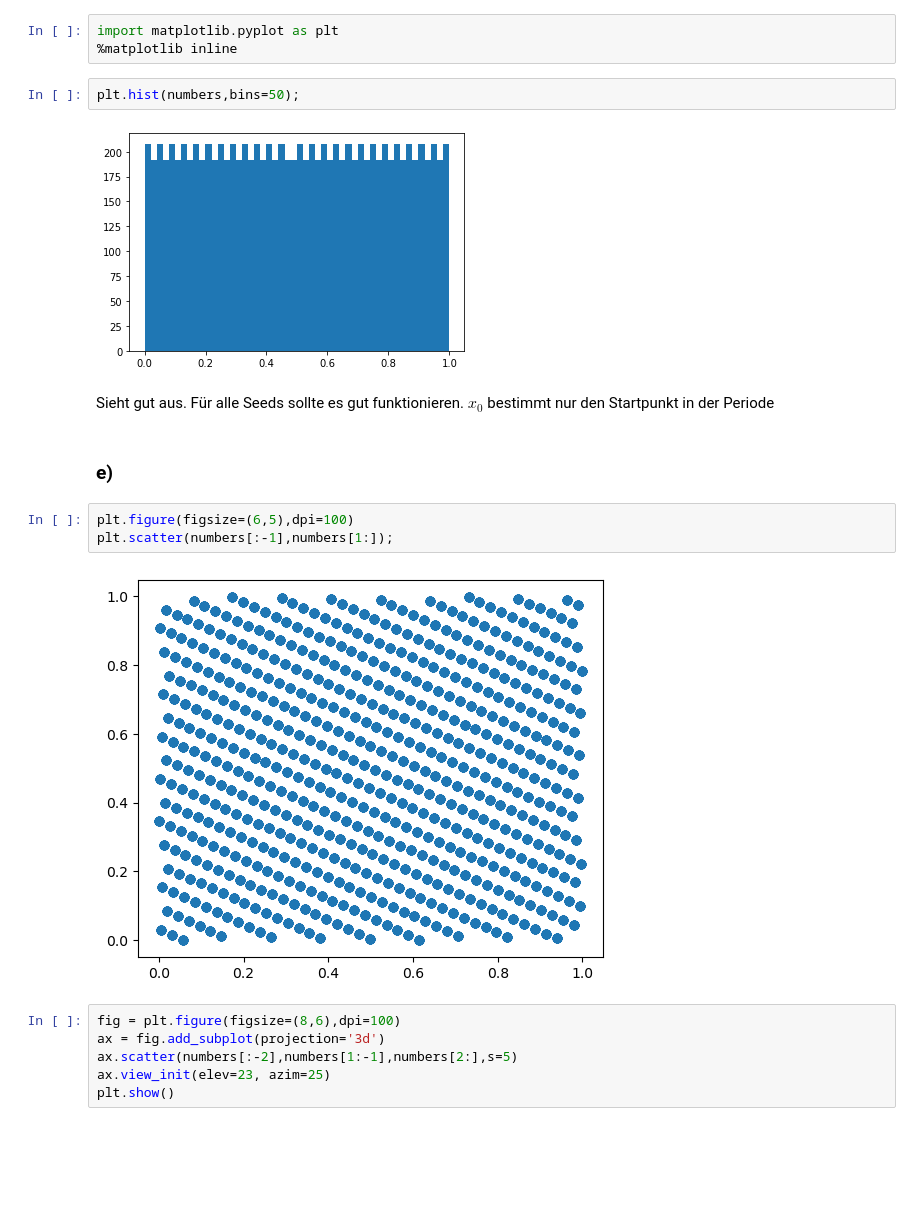
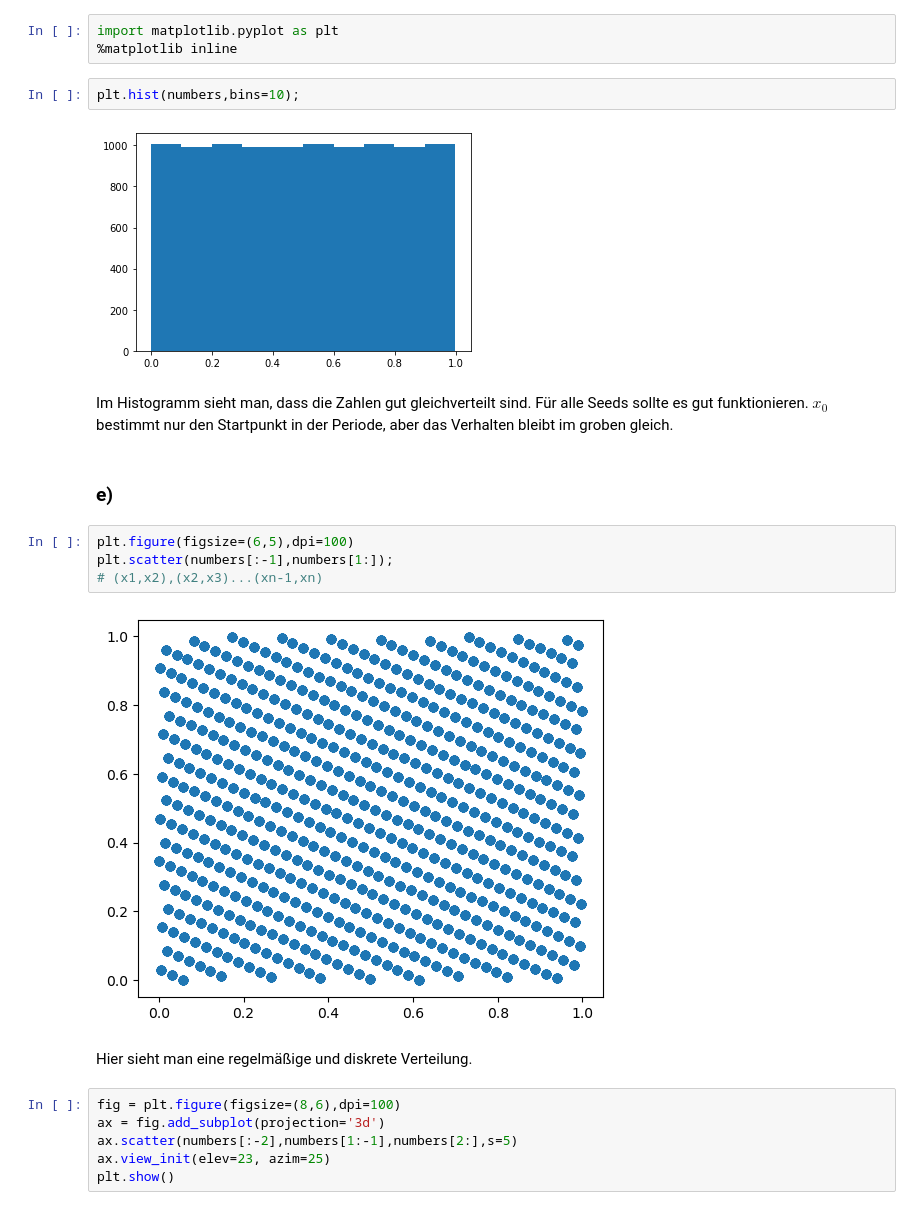
Before and after one commit to NicoJG/SMD, a Jupyter notebook: blatt03/blatt03_nico.ipynb, the cells around one changed output. Cells and saved outputs as stored; diff of their text form; blank space fills up the shorter version.

```diff
--- a/blatt03/blatt03_nico.ipynb
+++ b/blatt03/blatt03_nico.ipynb
@@ -91,19 +91,22 @@ array([0.3456, 0.6512, 0.9168, ..., 0.1888, 0.6144, 0.    ])
 import matplotlib.pyplot as plt
 %matplotlib inline
 # %%
-plt.hist(numbers,bins=50);
+plt.hist(numbers,bins=10);
 # %% [output]
-[figure, old version]
+[figure, new version]
 # %% [markdown]
-Sieht gut aus.
-Für alle Seeds sollte es gut funktionieren. $x_0$ bestimmt nur den Startpunkt in der Periode
+Im Histogramm sieht man, dass die Zahlen gut gleichverteilt sind.
+Für alle Seeds sollte es gut funktionieren. $x_0$ bestimmt nur den Startpunkt in der Periode, aber das Verhalten bleibt im groben gleich.
 # %% [markdown]
 ### e)
 # %%
 plt.figure(figsize=(6,5),dpi=100)
 plt.scatter(numbers[:-1],numbers[1:]);
+# (x1,x2),(x2,x3)...(xn-1,xn)
 # %% [output]
 [figure]
+# %% [markdown]
+Hier sieht man eine regelmäßige und diskrete Verteilung.
 # %%
 fig = plt.figure(figsize=(8,6),dpi=100)
 ax = fig.add_subplot(projection='3d')
```
Also changed, not shown: parts of 4 cells of this notebook, 1 other file.
